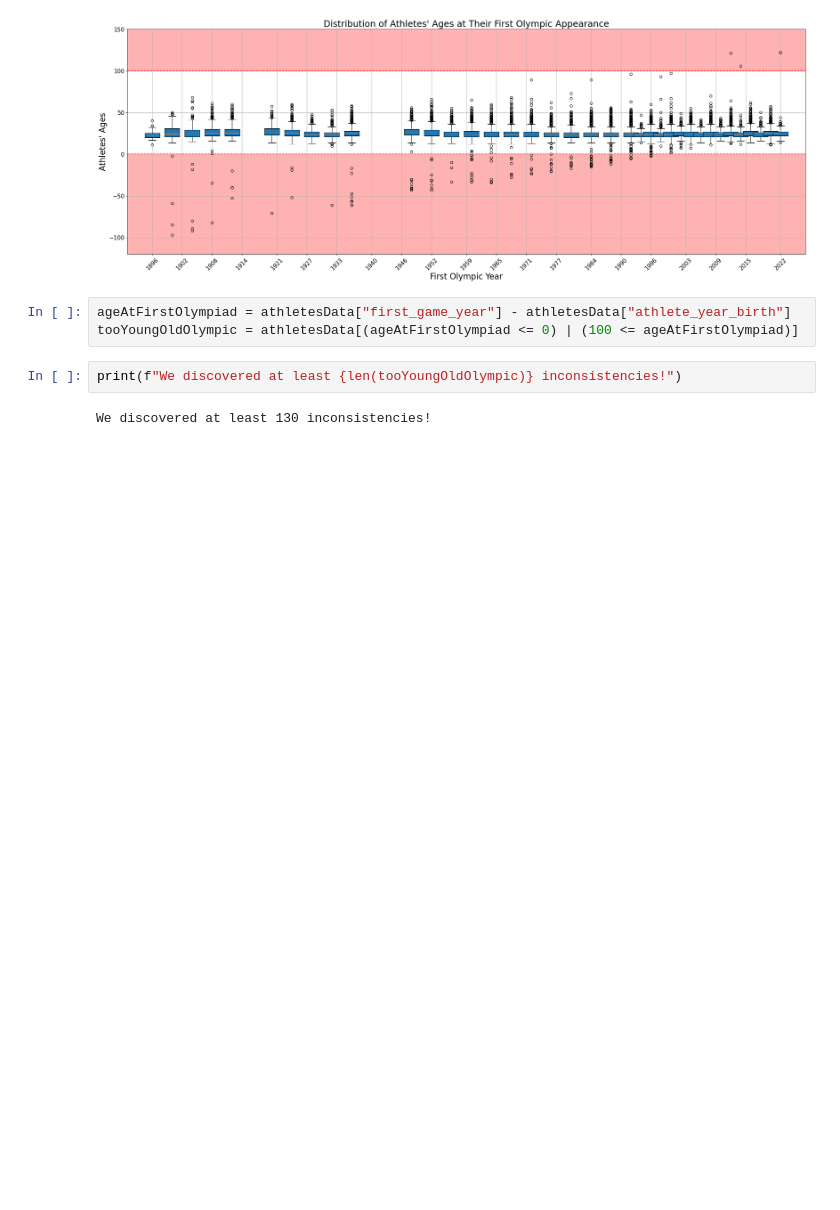
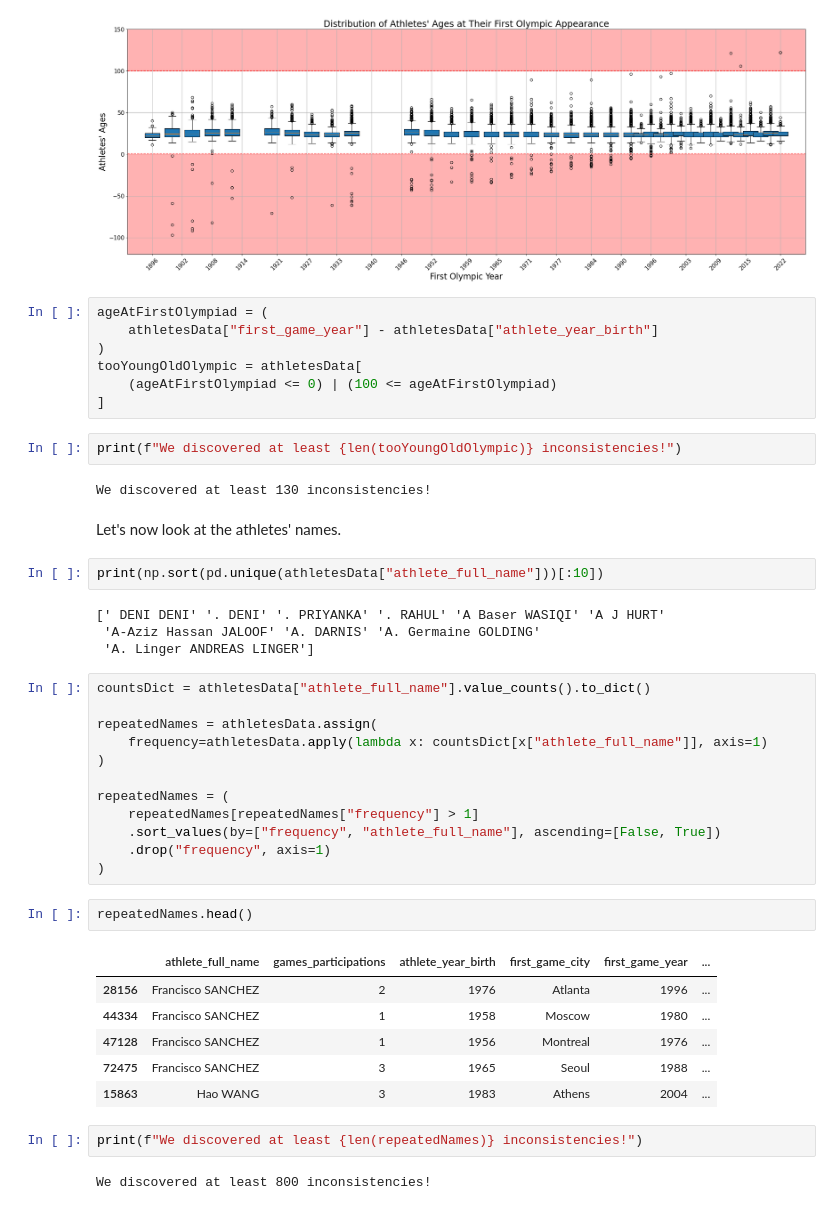
Before and after one commit to willfliaw/CSC_51052_EP, a Jupyter notebook: Project/main/Preliminary data analysis.ipynb, the cells around one changed output. Cells and saved outputs as stored; diff of their text form; blank space fills up the shorter version.

```diff
--- a/Project/main/Preliminary data analysis.ipynb
+++ b/Project/main/Preliminary data analysis.ipynb
@@ -289,9 +294,46 @@ plt.show()
 # %% [output]
 [figure]
 # %%
-ageAtFirstOlympiad = athletesData["first_game_year"] - athletesData["athlete_year_birth"]
-tooYoungOldOlympic = athletesData[(ageAtFirstOlympiad <= 0) | (100 <= ageAtFirstOlympiad)]
+ageAtFirstOlympiad = (
+    athletesData["first_game_year"] - athletesData["athlete_year_birth"]
+)
+tooYoungOldOlympic = athletesData[
+    (ageAtFirstOlympiad <= 0) | (100 <= ageAtFirstOlympiad)
+]
 # %%
 print(f"We discovered at least {len(tooYoungOldOlympic)} inconsistencies!")
 # %% [output]
 We discovered at least 130 inconsistencies!
+# %% [markdown]
+Let's now look at the athletes' names.
+# %%
+print(np.sort(pd.unique(athletesData["athlete_full_name"]))[:10])
+# %% [output]
+[' DENI DENI' '. DENI' '. PRIYANKA' '. RAHUL' 'A Baser WASIQI' 'A J HURT'
+ 'A-Aziz Hassan JALOOF' 'A. DARNIS' 'A. Germaine GOLDING'
+ 'A. Linger ANDREAS LINGER']
+# %%
+countsDict = athletesData["athlete_full_name"].value_counts().to_dict()
+
+repeatedNames = athletesData.assign(
+    frequency=athletesData.apply(lambda x: countsDict[x["athlete_full_name"]], axis=1)
+)
+
+repeatedNames = (
+    repeatedNames[repeatedNames["frequency"] > 1]
+    .sort_values(by=["frequency", "athlete_full_name"], ascending=[False, True])
+    .drop("frequency", axis=1)
+)
+# %%
+repeatedNames.head()
+# %% [output]
+|  | athlete_full_name | games_participations | athlete_year_birth | first_game_city | first_game_year | ... |
+| 28156 | Francisco SANCHEZ | 2 | 1976 | Atlanta | 1996 | ... |
+| 44334 | Francisco SANCHEZ | 1 | 1958 | Moscow | 1980 | ... |
+| 47128 | Francisco SANCHEZ | 1 | 1956 | Montreal | 1976 | ... |
+| 72475 | Francisco SANCHEZ | 3 | 1965 | Seoul | 1988 | ... |
+| 15863 | Hao WANG | 3 | 1983 | Athens | 2004 | ... |
+# %%
+print(f"We discovered at least {len(repeatedNames)} inconsistencies!")
+# %% [output]
+We discovered at least 800 inconsistencies!
```
Also changed, not shown: parts of 10 cells of this notebook.
